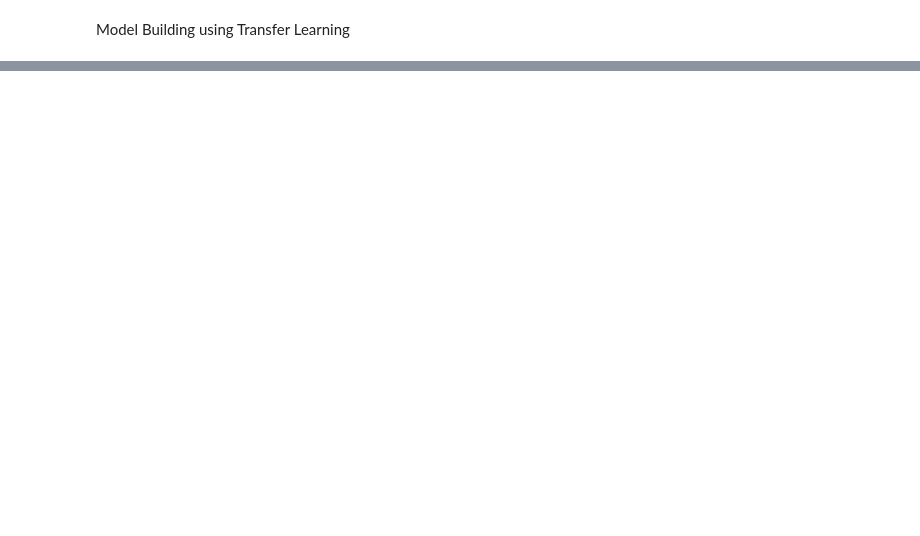
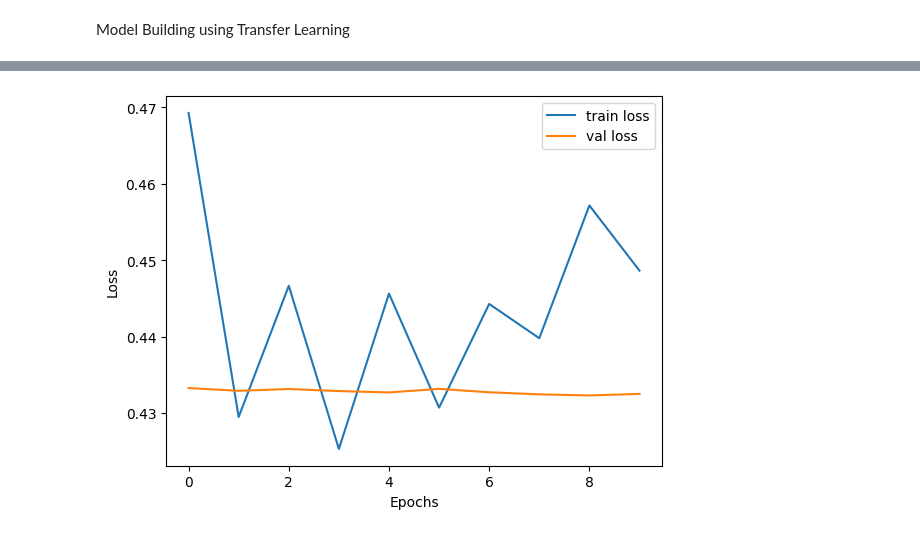
Before and after one commit to Salako07/Cancer-Tumor-Classifier, a Jupyter notebook: code.ipynb, the cells around one changed output, grey strips where cells are left out. Saved outputs shown, nothing was run; the diff lists cells and outputs as text; code cells hidden in the pictures; blank space fills up the shorter version.

Commit message:
Model trained, saved and evaluated

```diff
--- a/code.ipynb
+++ b/code.ipynb
@@ -582,25 +409,0 @@ The dataset is balanced!
-# %%
-#Step 3: Split the data into Training and Validation sets
-# Create ImageDataGenerator for splitting
-train_datagen = ImageDataGenerator(
-    rescale=1./255,
-    validation_split=0.2  # Specify the split ratio
-)
-
-# Training data generator
-train_generator = train_datagen.flow_from_directory(
-    'Unique',
-    target_size=(224, 224),
-    batch_size=32,
-    class_mode='categorical',
-    subset='training'  # Set for training data
-)
-
-# Validation data generator
-validation_generator = train_datagen.flow_from_directory(
-    'Unique',
-    target_size=(224, 224),
-    batch_size=32,
-    class_mode='categorical',
-    subset='validation'
-)
@@ -664,0 +429,10 @@ Epoch 10/10
+# %%
+# Set callbacks
+early_stopping = EarlyStopping(monitor='val_loss', patience=5, restore_best_weights=True)
+checkpoint = ModelCheckpoint('best_model.keras', monitor='val_loss', save_best_only=True)
+reduce_lr = ReduceLROnPlateau(monitor='val_loss', factor=0.2, patience=3, min_lr=1e-6)
+# %%
+# Train the model with augmented training data and validate on the test set
+
+history = model_01.fit(train_datagen, epochs=15, validation_data=(X_test / 255., y_test),
+                    callbacks=[early_stopping, reduce_lr])
@@ -664,0 +471,10 @@ Epoch 10/10
+# %%
+# Plot loss
+plt.plot(history['loss'], label='train loss')
+plt.plot(history['val_loss'], label='val loss')
+plt.xlabel('Epochs')
+plt.ylabel('Loss')
+plt.legend()
+plt.show()
+# %% [output]
+[figure, added]
```
Also changed, not shown: parts of 49 cells of this notebook.
